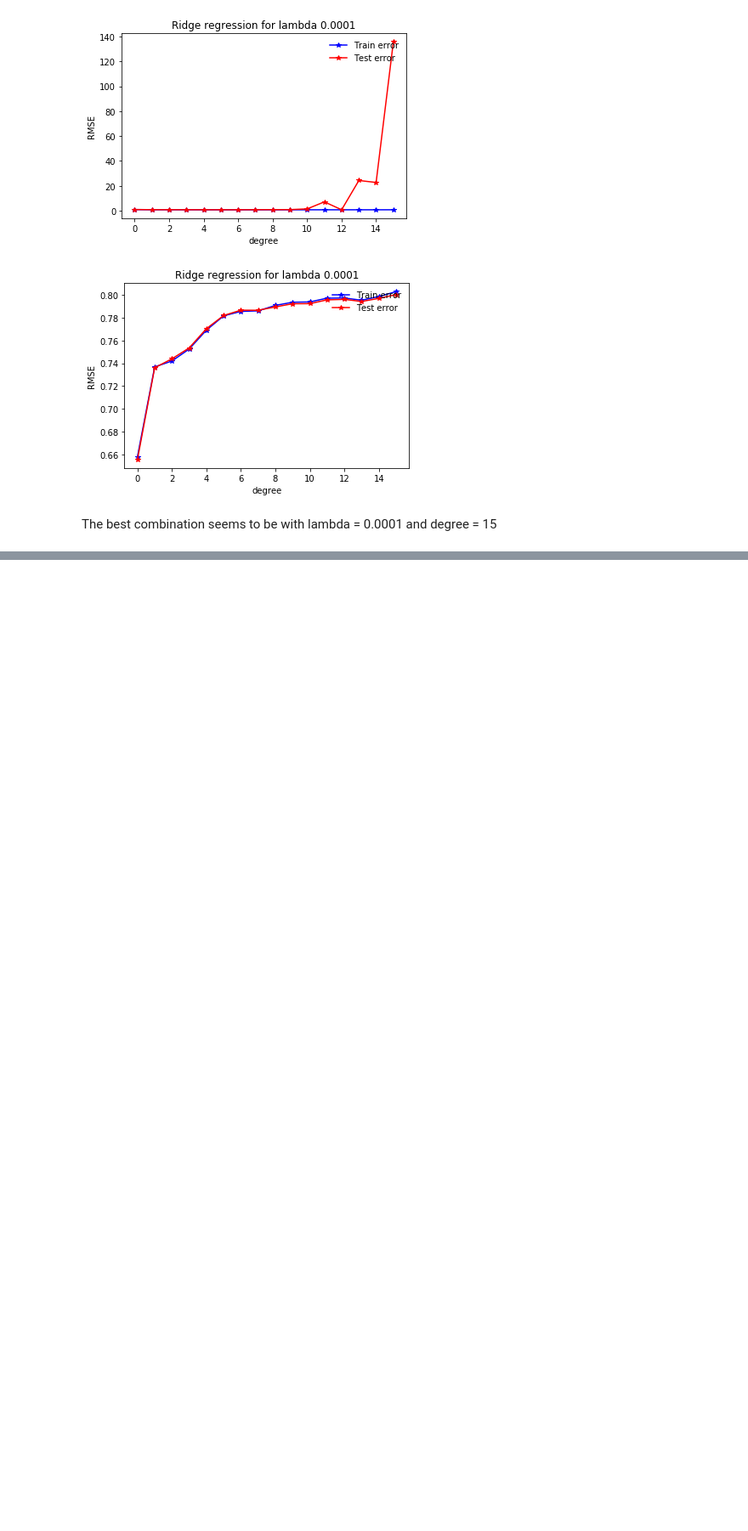
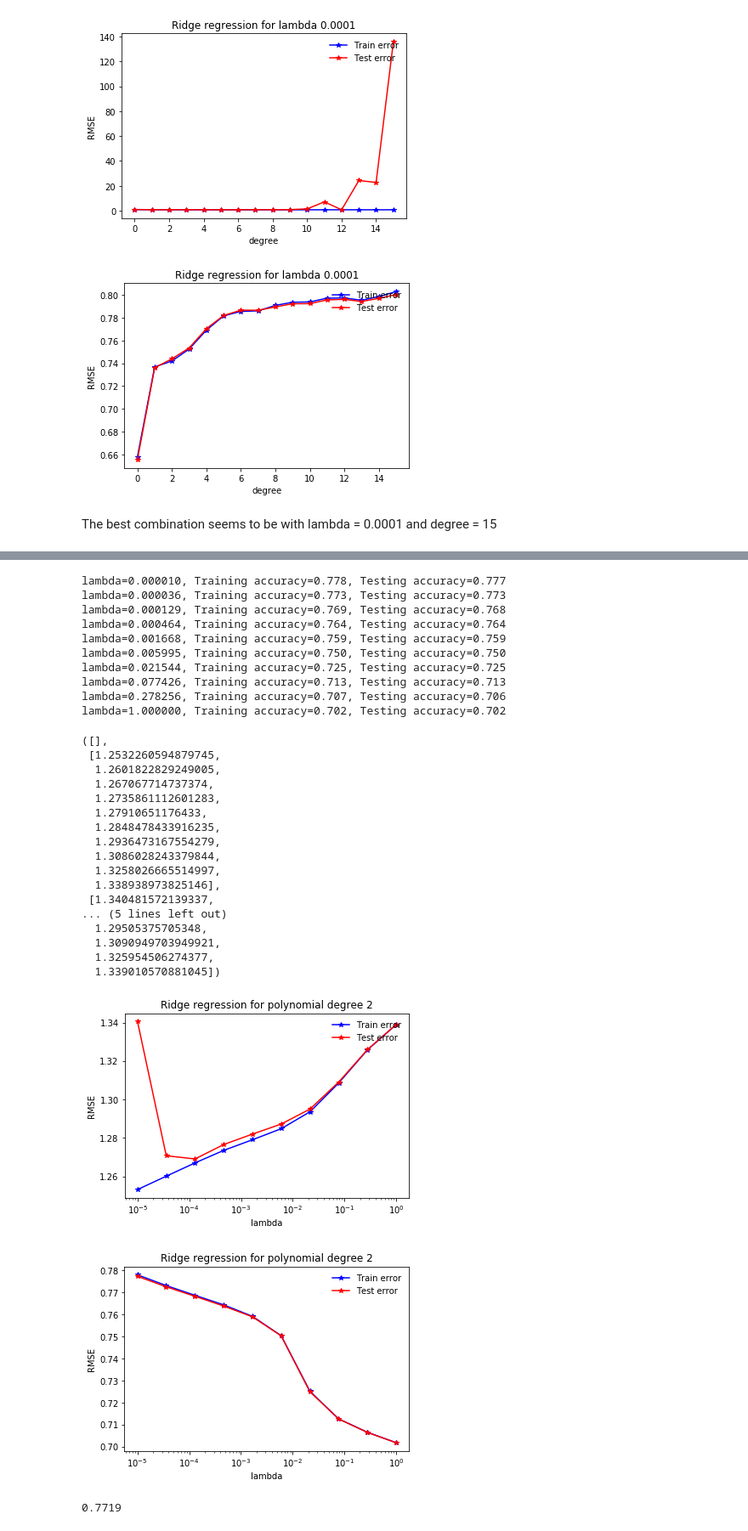
Before and after one commit to dedeswim/ml_project_1, a Jupyter notebook: notebooks/ridge_regression.ipynb, the cells around one changed output, grey strips where cells are left out. Shown at 85% size. Drawn from its saved outputs; the diff is of its cells as text; code cells hidden in the pictures; blank space fills up the shorter version.

```diff
--- a/notebooks/ridge_regression.ipynb
+++ b/notebooks/ridge_regression.ipynb
@@ -244,8 +246,8 @@ proportion=0.8, degree=15, lambda=0.000100, Training RMSE=0.781, Testing RMSE=13
 # %% [markdown]
 The best combination seems to be with lambda = 0.0001 and degree = 15
 # %%
-lambda_ = 0.0001
-degree = 15
+lambda_ = 0.00001
+degree = 5
 
 x = flatten_jet_features(x_raw)
 x, mean_x, std_x = standardize(x)
@@ -268,0 +425,35 @@ y_sub = predict_labels(w, tx_sub, mode='linear')
+# %%
+lambdas = np.logspace(-5, 0, 10)
+k = 5
+
+ridge_regression_cross_lambda_search_sets(x_raw, y, lambdas, k)
+# %% [output]
+lambda=0.000010, Training accuracy=0.778, Testing accuracy=0.777
+lambda=0.000036, Training accuracy=0.773, Testing accuracy=0.773
+lambda=0.000129, Training accuracy=0.769, Testing accuracy=0.768
+lambda=0.000464, Training accuracy=0.764, Testing accuracy=0.764
+lambda=0.001668, Training accuracy=0.759, Testing accuracy=0.759
+lambda=0.005995, Training accuracy=0.750, Testing accuracy=0.750
+lambda=0.021544, Training accuracy=0.725, Testing accuracy=0.725
+lambda=0.077426, Training accuracy=0.713, Testing accuracy=0.713
+lambda=0.278256, Training accuracy=0.707, Testing accuracy=0.706
+lambda=1.000000, Training accuracy=0.702, Testing accuracy=0.702
+([],
+ [1.2532260594879745,
+  1.2601822829249005,
+  1.267067714737374,
+  1.2735861112601283,
+  1.27910651176433,
+  1.2848478433916235,
+  1.2936473167554279,
+  1.3086028243379844,
+  1.3258026665514997,
+  1.338938973825146],
+ [1.340481572139337,
+... (5 lines left out)
+  1.29505375705348,
+  1.3090949703949921,
+  1.325954506274377,
+  1.339010570881045])
+[figure, added]
+[figure, added]
@@ -268,0 +469,5 @@ y_sub = predict_labels(w, tx_sub, mode='linear')
+# %%
+y_pred = predict_labels(w, tx_test, mode='linear')
+(y_pred == y_test).sum() / y_test.shape[0]
+# %% [output]
+0.7719
```
Also changed, not shown: parts of 18 cells of this notebook, 4 other files.
